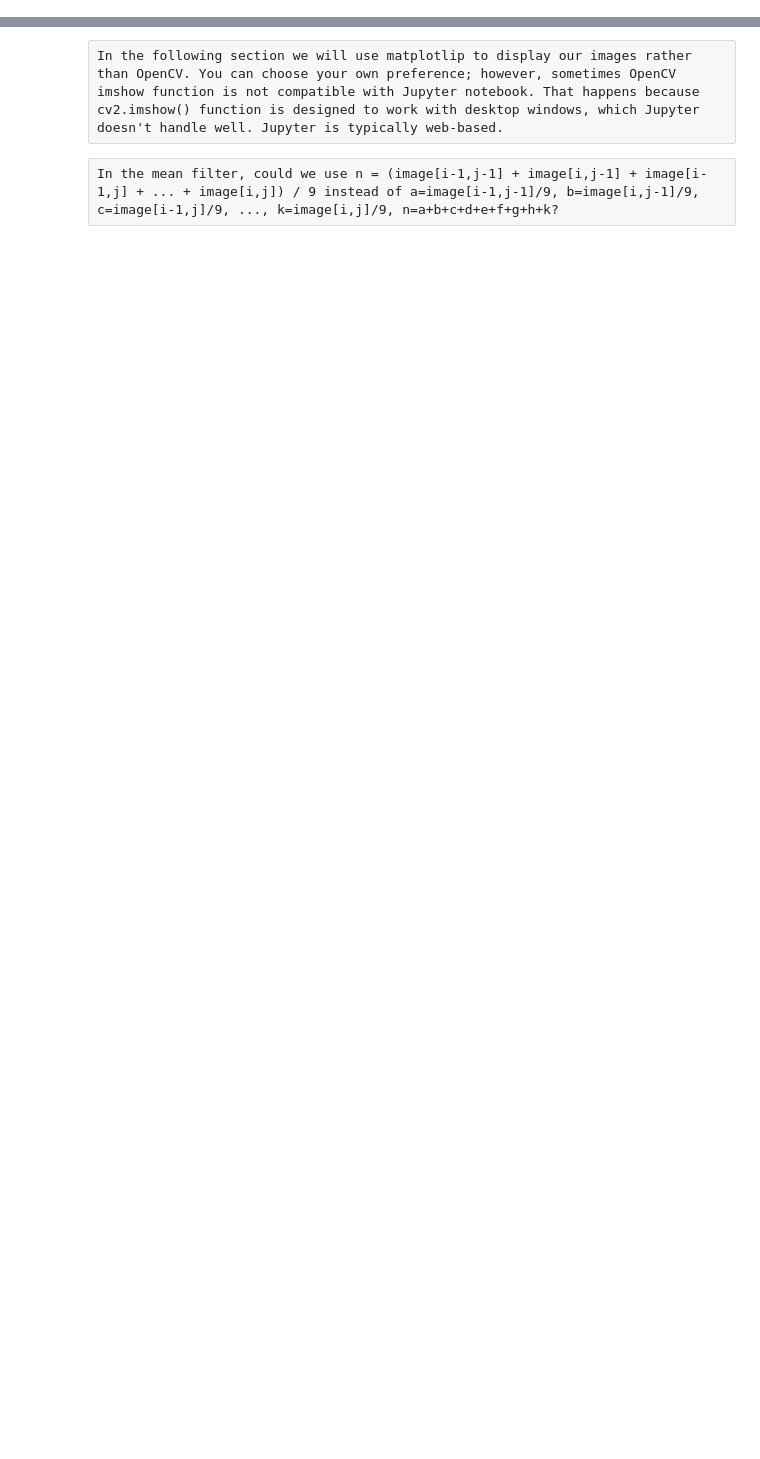
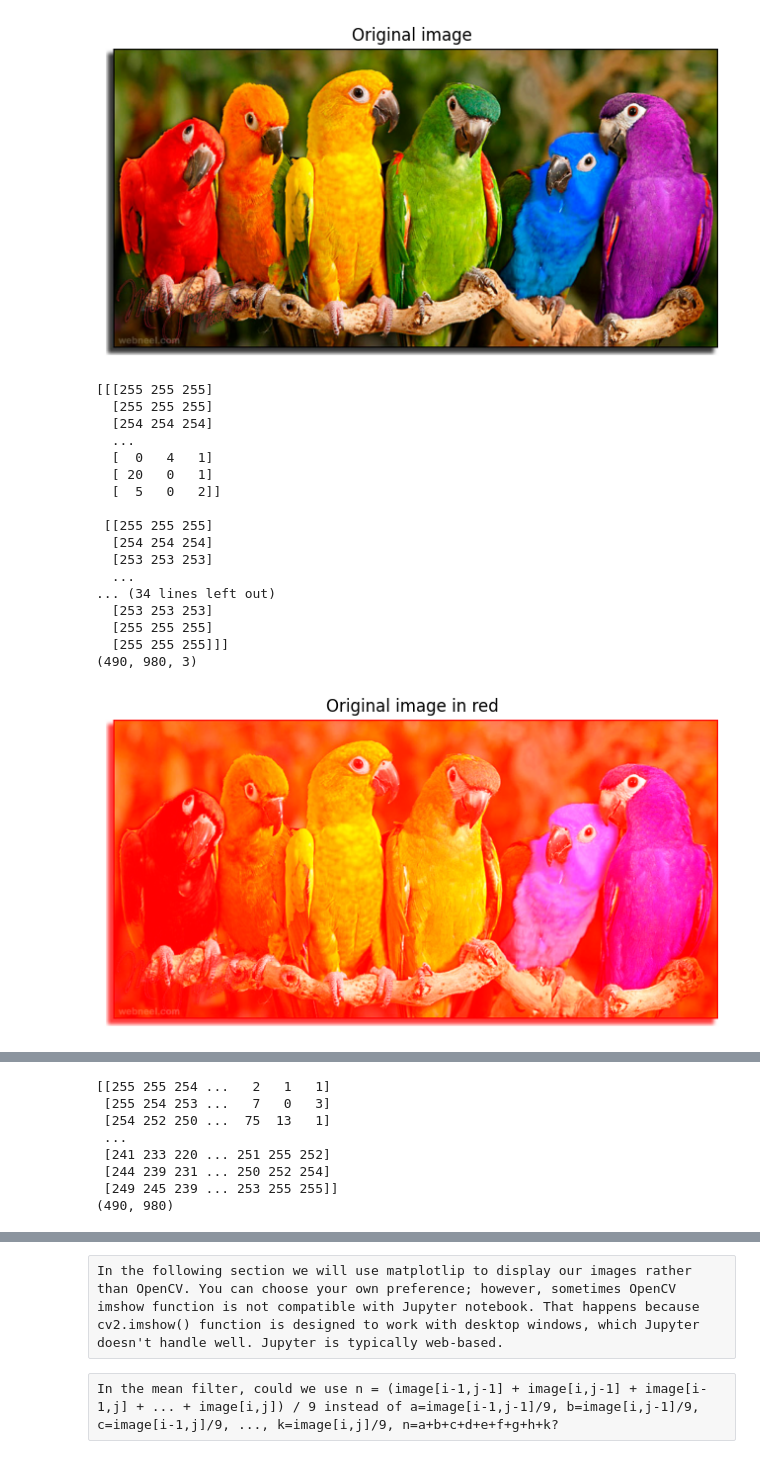
Before and after one commit to JasonShin/COMP9414, a Jupyter notebook: week8/UNSW_AI_CV_tutorial_students.ipynb, the cells around one changed output, grey strips where cells are left out. Saved outputs shown, nothing was run; the diff lists cells and outputs as text; code cells hidden in the pictures; blank space fills up the shorter version.

```diff
--- a/week8/UNSW_AI_CV_tutorial_students.ipynb
+++ b/week8/UNSW_AI_CV_tutorial_students.ipynb
@@ -1,6 +1,20 @@
 # %%
 import numpy as np
 import cv2
+import matplotlib.pyplot as plt
+%matplotlib inline
+
+def show_image(image, title='Image'):
+    # Display an OpenCV image inline in the notebook.
+    # OpenCV uses BGR channel order, matplotlib expects RGB.
+    plt.figure(figsize=(8, 5))
+    if image.ndim == 3:
+        plt.imshow(cv2.cvtColor(image, cv2.COLOR_BGR2RGB))
+    else:
+        plt.imshow(image, cmap='gray', vmin=0, vmax=255)
+    plt.title(title)
+    plt.axis('off')
+    plt.show()
 # %%
 ############################### 3.1 Exercise #####################################
 
@@ -8,21 +22,38 @@ import cv2
 # %%
 #Reading RGB image
 img1 = cv2.imread('parrots.jpg')
 
-cv2.imshow('Original image',img1)
+show_image(img1, 'Original image')
 print(img1)
 print(img1.shape)
 
 img1_red=img1.copy()
 img1_red[:,:,2]=255
-cv2.imshow('Original image in red',img1_red)
+show_image(img1_red, 'Original image in red')
 
 
 #Reading grey-scale image
 img2 = cv2.imread('parrots.jpg',0)
-cv2.imshow('Gray-scale image',img2)
+show_image(img2, 'Gray-scale image')
 print(img2)
 print(img2.shape)
-
-cv2.waitKey(0)
-cv2.destroyAllWindows()
+# %% [output]
+[figure, added]
+[[[255 255 255]
+  [255 255 255]
+  [254 254 254]
+  ...
+  [  0   4   1]
+  [ 20   0   1]
+  [  5   0   2]]
+
+ [[255 255 255]
+  [254 254 254]
+  [253 253 253]
+  ...
+... (34 lines left out)
+  [253 253 253]
+  [255 255 255]
+  [255 255 255]]]
+(490, 980, 3)
+[figure, added]
@@ -29,3 +61,11 @@ cv2.destroyAllWindows()
+[[255 255 254 ...   2   1   1]
+ [255 254 253 ...   7   0   3]
+ [254 252 250 ...  75  13   1]
+ ...
+ [241 233 220 ... 251 255 252]
+ [244 239 231 ... 250 252 254]
+ [249 245 239 ... 253 255 255]]
+(490, 980)
 # %%
 ############################ 3.1.3 ####################################
 
```
Also changed, not shown: parts of 9 cells of this notebook, 3 other files.
